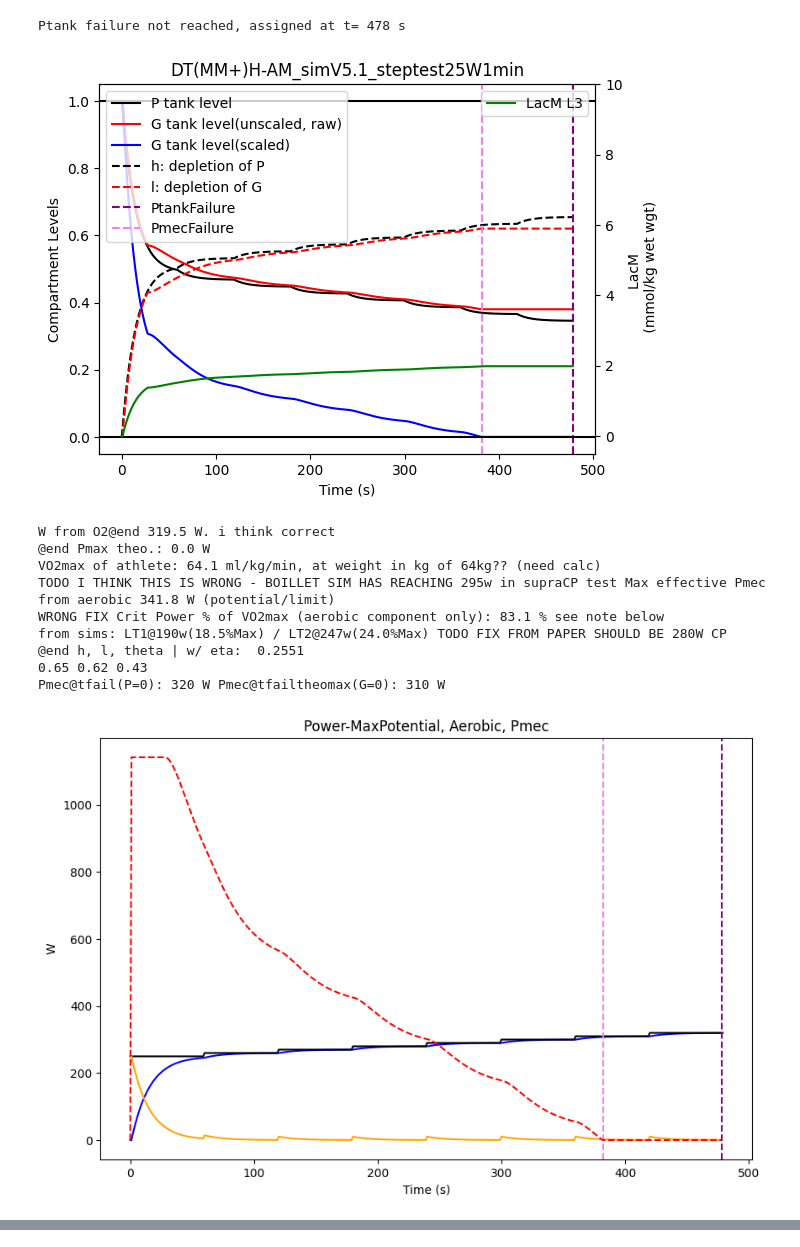
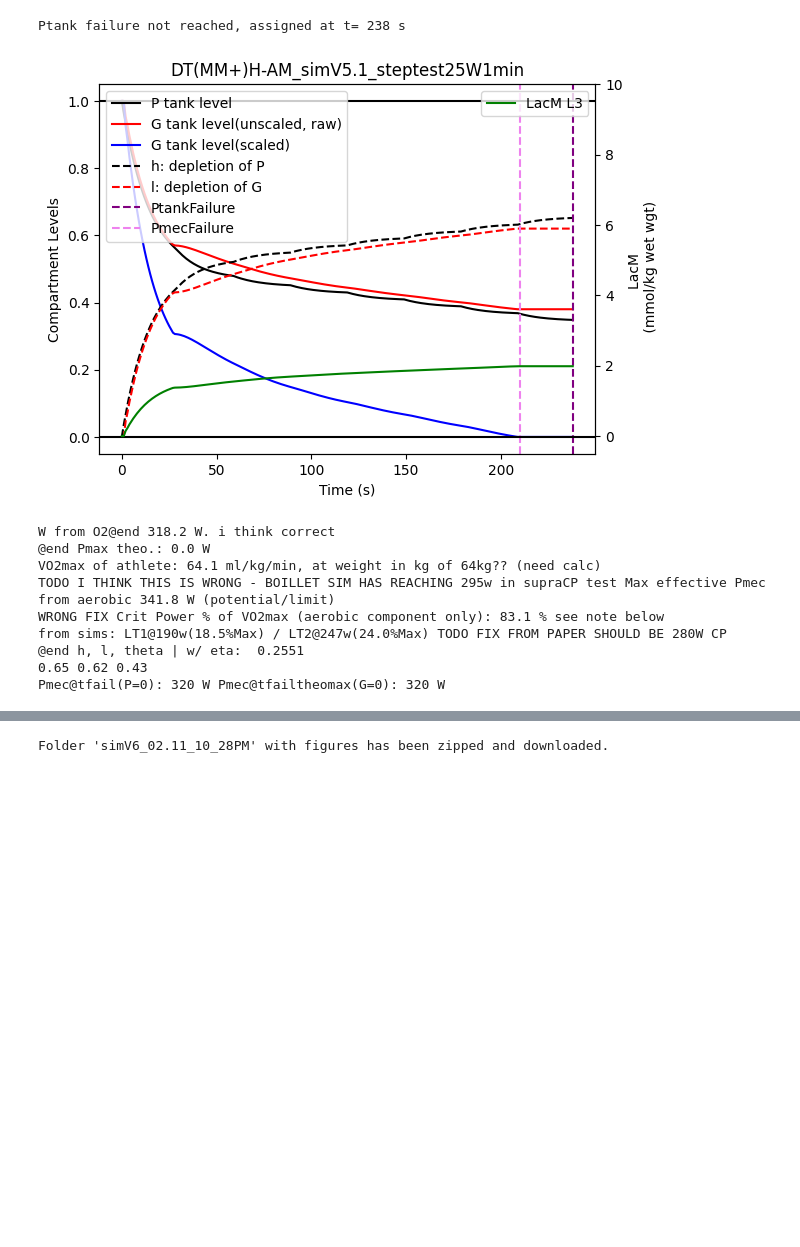
Before and after one commit to Emberflurry/Boillet_DT_Sim_v1, a Jupyter notebook: boilletmain_setup2_sanitized.ipynb, the cells around one changed output, grey strips where cells are left out. Saved outputs shown, nothing was run; the diff lists cells and outputs as text; code cells hidden in the pictures; blank space fills up the shorter version.

Commit message:
Automatic backup from Colab

```diff
--- a/boilletmain_setup2_sanitized.ipynb
+++ b/boilletmain_setup2_sanitized.ipynb
@@ -60,14 +73,9 @@ To https://github.com/Emberflurry/Boillet_DT_Sim_v1.git
 # %%
+#V7: adding lactate dynamics and other tests
 #V6: has anim of tanks, and live readouts. outputs a gif to downloads local folder lol.
 #V5: trying to get actual L height dynamics with capillary A_T
 #V4: redoing dl/dt and dV_G/dt tank calcs. works better. 2/4 early morn lol
-import numpy as np
-import pandas as pd
-import matplotlib.pyplot as plt
-from scipy.integrate import solve_ivp
-import matplotlib.patches as patches
-from matplotlib.animation import PillowWriter
-from google.colab import files
+
 param_c1 = { # for Cyclist 1
     'eta': 0.2551,  # Efficiency factor = Pmec@LT1/(%VO2max@LT1 * VO2max * C1)
     'MO': 1.34,   # Max oxidative energy flux (kJ/s)
@@ -103,7 +111,8 @@ P_height = 1
 #numbers = [150,200,250,260,270,280,290,300,310,320] #cyclist 1 investigating props around CP 280W
 #numbers = [295,295,295,295,295,295,295]
 numbers = [250,260,270,280,290,300,310,320] #betw LT1, CP. for L3 (Heavy Work Rate Region)
-reps=60
+#numbers = []
+reps=30
 repeated_numbers = np.repeat(numbers, reps)
 repeated_list = repeated_numbers.tolist()
 duration = len(repeated_list)-1
@@ -129,13 +138,27 @@ t_fail_maxpwr = 0
 
 pheight = 5
 pwidth = 10
-output_file = 'simV6gif1.gif'# didnt workr"C:\Users\John DeForest\Downloads\sine_wave_animation.gif"
+
+local_timezone = pytz.timezone('America/New_York')  # Replace with your time zone
+now = datetime.now(local_timezone)
+# Format the date and time
+current_time = now.strftime("%m.%d_%I_%M%p")  # Format: MM.DD_HH:MMam/pm
+print("Formatted time:", current_time)
+print("Current Time =", current_time)
+folder_name = f"simV6_{current_time}"  # Folder name with timestamp
+output_folder = f"/content/{folder_name}"  # Save in Colab's current directory
+
+# Create the folder if it doesn't exist
+os.makedirs(output_folder, exist_ok=True)
+
+tank_gif_name = os.path.join(output_folder, f"simV6tank_gif_{current_time}.gif")
+#output_file = 'simV6gif1.gif'# didnt workr"C:\Users\John DeForest\Downloads\sine_wave_animation.gif"
 pwriter =  PillowWriter(fps=6)
 fig1, ax1 = plt.subplots() #lowerleft coord of rect
 fig1.set_size_inches(pwidth, pheight)
 ax1.set_xlim(0, pwidth)
 ax1.set_ylim(0, 1)
-pwriter.setup(fig1, output_file)
+pwriter.setup(fig1, tank_gif_name)
 
 
 for i in range(1, duration):
@@ -283,7 +306,13 @@ for i in range(1, duration):
 
 pwriter.finish()
 plt.close(fig1)
-files.download('simV6gif1.gif')
+
+
+tank_filename = os.path.join(output_folder, f"tank_{current_time}.png")
+power_filename = os.path.join(output_folder, f"power_{current_time}.png")
+
+files.download(tank_gif_name)
+
 #fig1.savefig('anim1.gif', writer='pillow')
 if t_fail == 0:
   t_fail = duration-1
@@ -313,8 +342,11 @@ ax2.plot(df1['LacM'],label='LacM L3',color='green')
 ax2.set_ylim(-.5,10)
 ax2.set_ylabel('LacM \n (mmol/kg wet wgt)')
 ax2.legend()
+fig1.savefig(tank_filename)
 plt.show()
 print("W from O2@end",round(df1.loc[duration-1,'Po2'],1),"W. i think correct")
+
+plt.close()
 
 plt.figure(figsize=(10, 6.5))
 plt.plot(df1['Po2'],color='blue',label='aerobic power contrib')
@@ -334,4 +366,17 @@ print("from sims: LT1@190w(18.5%Max) / LT2@247w(24.0%Max) TODO FIX FROM PAPER SH
 print('@end h, l, theta | w/ eta: ',str(eta))
 print(round(df1.loc[duration-1,'h'],2),round(df1.loc[duration-1,'l'],2),param_c1['theta'])
 print('Pmec@tfail(P=0):',repeated_list[t_fail],'W','Pmec@tfailtheomax(G=0):',repeated_list[t_fail_maxpwr],'W')
+plt.savefig(power_filename)
+plt.close()
+files.download(power_filename)
+files.download(tank_filename)
+
+zip_filename = f"/content/{folder_name}.zip"
+shutil.make_archive(output_folder, 'zip', output_folder)
+
+# Step 6: Download the zipped folder to your computer
+from google.colab import files
+files.download(zip_filename)
+
+print(f"Folder '{folder_name}' with figures has been zipped and downloaded.")
 # %% [output]
@@ -340,8 +387,8 @@ Pmec failure at t= 382 s, @ 310 W
 [interactive output not drawn]
 [interactive output not drawn]
-Ptank failure not reached, assigned at t= 478 s
+Ptank failure not reached, assigned at t= 238 s
-[figure, old version]
+[figure, new version]
-W from O2@end 319.5 W. i think correct
+W from O2@end 318.2 W. i think correct
 @end Pmax theo.: 0.0 W
 VO2max of athlete: 64.1 ml/kg/min, at weight in kg of 64kg?? (need calc)
 TODO I THINK THIS IS WRONG - BOILLET SIM HAS REACHING 295w in supraCP test Max effective Pmec from aerobic 341.8 W (potential/limit)
@@ -349,5 +396,4 @@ WRONG FIX Crit Power % of VO2max (aerobic component only): 83.1 % see note below
 from sims: LT1@190w(18.5%Max) / LT2@247w(24.0%Max) TODO FIX FROM PAPER SHOULD BE 280W CP
 @end h, l, theta | w/ eta:  0.2551
 0.65 0.62 0.43
-Pmec@tfail(P=0): 320 W Pmec@tfailtheomax(G=0): 310 W
+Pmec@tfail(P=0): 320 W Pmec@tfailtheomax(G=0): 320 W
-[figure, removed]
@@ -354,3 +406,4 @@ Pmec@tfail(P=0): 320 W Pmec@tfailtheomax(G=0): 310 W
+Folder 'simV6_02.11_10_28PM' with figures has been zipped and downloaded.
 # %%
 #issue: FIX TODO doesnt capture SS VO2drift to vo2max at supra threshold. maybe a fn of lactate? check boillet and fix difeq representation?
 #wait hmm not sure if it is...^YES SEE SUPP p2 for VO2 Kinetics - this is sick bc we can see SS vo2 demand/response and Non-ss and find inefficiencies!!!!
```
Also changed, not shown: parts of 4 cells of this notebook.
